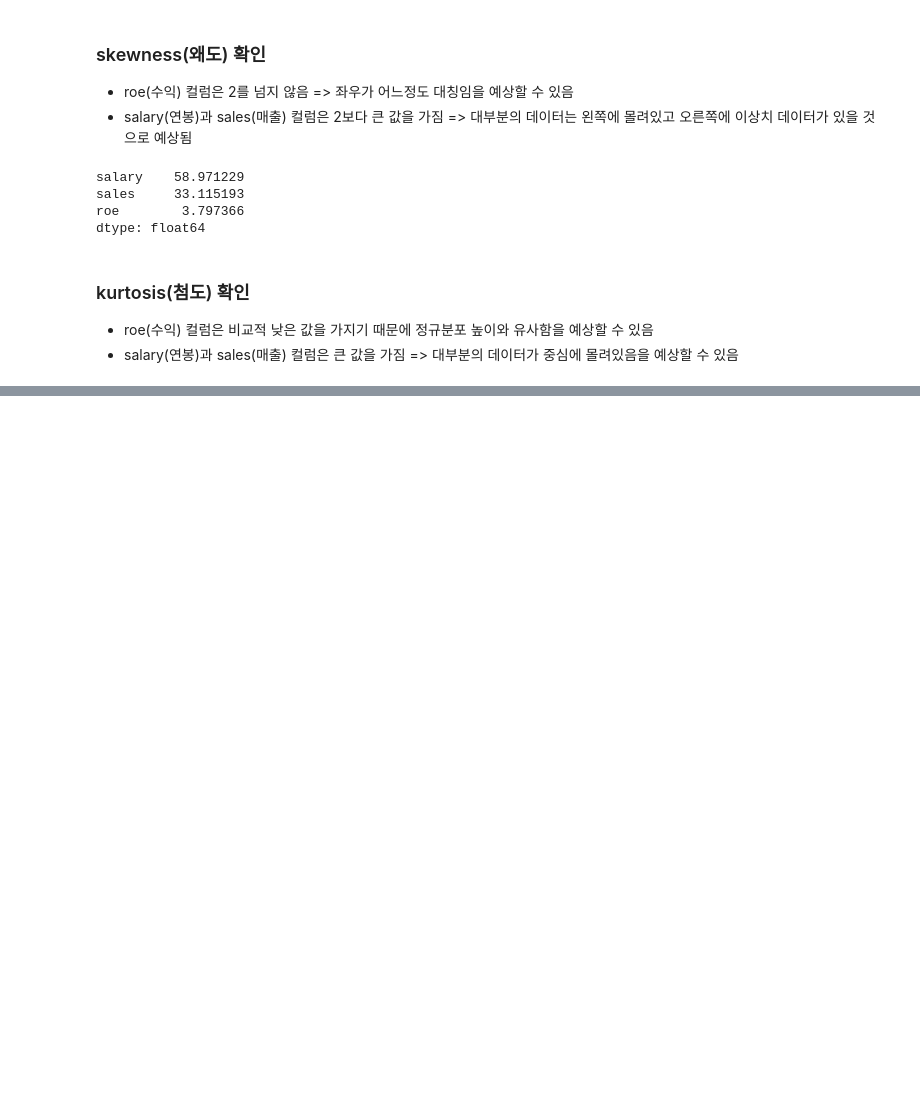
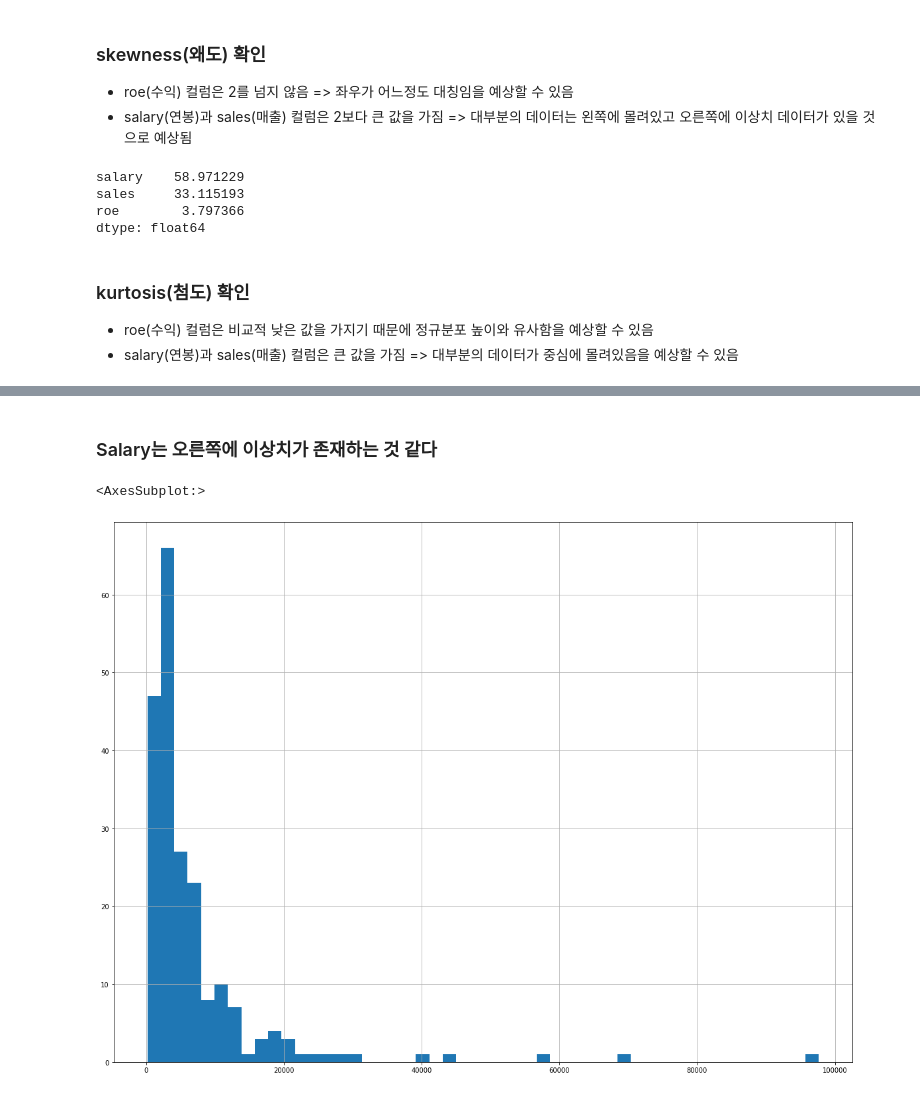
Before and after one commit to sucream/Bigdata-Analysis-Engineer-Note, a Jupyter notebook: 02.DataPreprocessing.ipynb, the cells around one changed output, grey strips where cells are left out. Saved outputs shown, nothing was run; the diff lists cells and outputs as text; code cells hidden in the pictures; blank space fills up the shorter version.

```diff
--- a/02.DataPreprocessing.ipynb
+++ b/02.DataPreprocessing.ipynb
@@ -144,0 +187,8 @@ dtype: float64
+# %% [markdown]
+### Salary는 오른쪽에 이상치가 존재하는 것 같다
+# %%
+# sales만
+data['sales'].hist(bins=50, figsize=(20,15))
+# %% [output]
+<AxesSubplot:>
+[figure, added]
```
Also changed, not shown: parts of 55 cells of this notebook, 2 other files.
